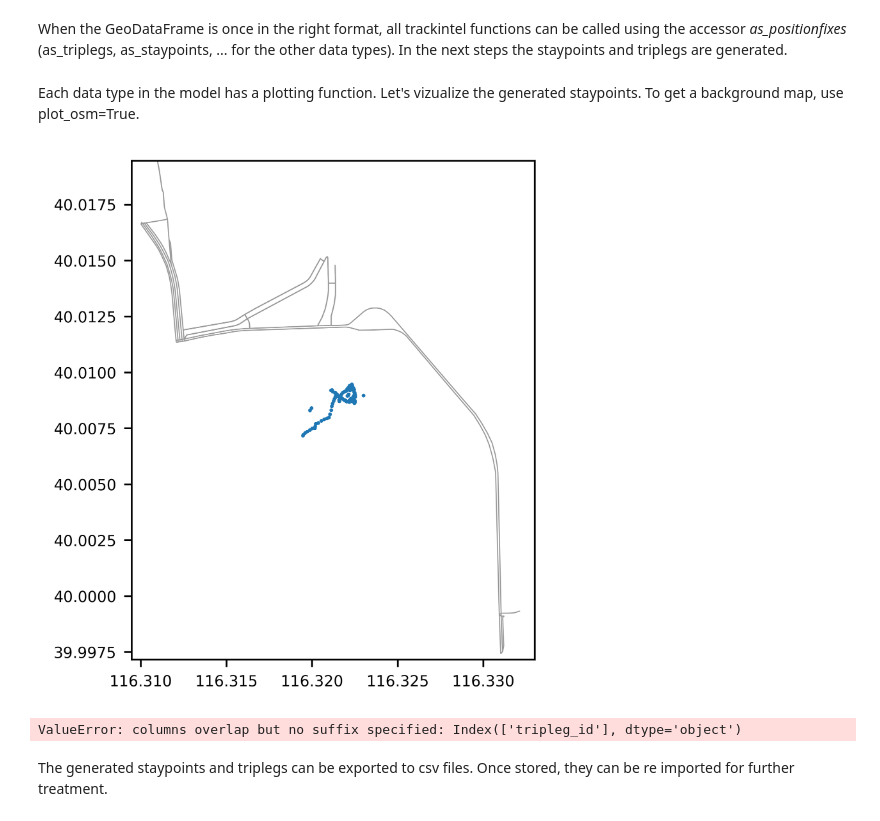
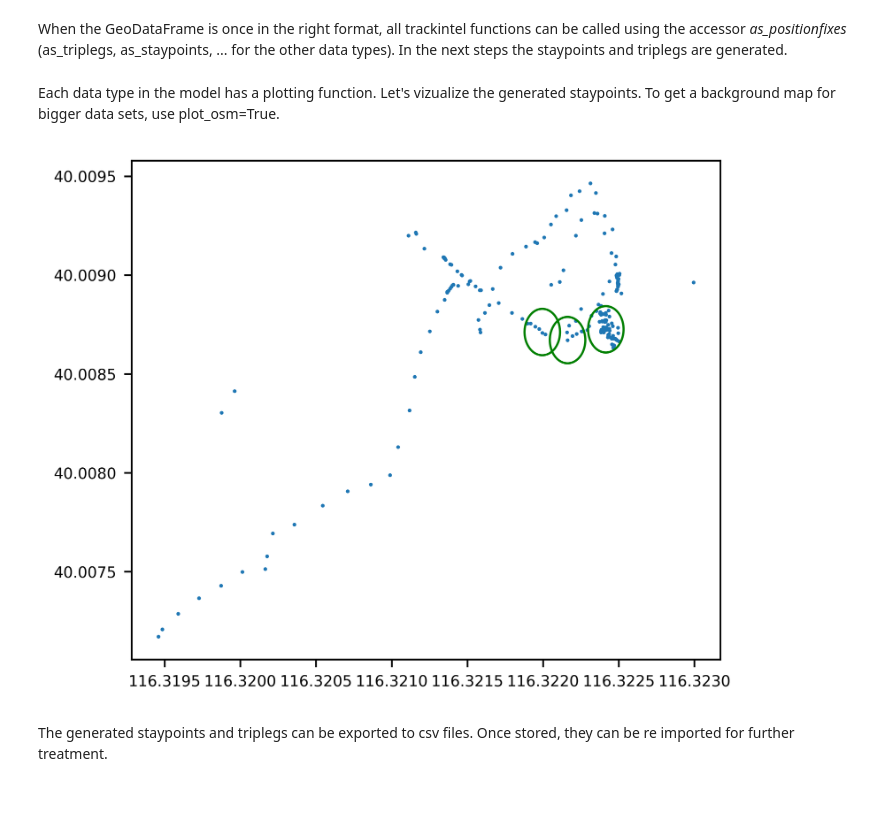
Before and after one commit to mie-lab/trackintel, a Jupyter notebook: examples/trackintel_basic_tutorial.ipynb, the cells around one changed output. Saved outputs shown, nothing was run; the diff lists cells and outputs as text; code cells hidden in the pictures.

```diff
--- a/examples/trackintel_basic_tutorial.ipynb
+++ b/examples/trackintel_basic_tutorial.ipynb
@@ -52,15 +55,13 @@ When the GeoDataFrame is once in the right format, all trackintel functions can
 # %%
 pfs, stps = pfs.as_positionfixes.generate_staypoints(method='sliding', dist_threshold=25, time_threshold=5*60)
 # %% [markdown]
-Each data type in the model has a plotting function. Let's vizualize the generated staypoints. To get a background map, use plot_osm=True.
+Each data type in the model has a plotting function. Let's vizualize the generated staypoints. To get a background map for bigger data sets, use plot_osm=True.
 # %%
-stps.as_staypoints.plot(positionfixes=pfs, plot_osm=True)
+stps.as_staypoints.plot(positionfixes=pfs, radius=10)
 # %% [output]
-[figure, old version]
+[figure, new version]
 # %%
-pfs, tpls = pfs.as_positionfixes.generate_triplegs(stps, method='between_staypoints', gap_threshold=20*60)
+pfs, tpls = pfs.as_positionfixes.generate_triplegs(stps, method='between_staypoints')
-# %% [output]
-ValueError: columns overlap but no suffix specified: Index(['tripleg_id'], dtype='object')
 # %% [markdown]
 The generated staypoints and triplegs can be exported to csv files. Once stored, they can be re imported for further treatment.
 # %%
```
Also changed, not shown: parts of 4 cells of this notebook, 1 other file.
